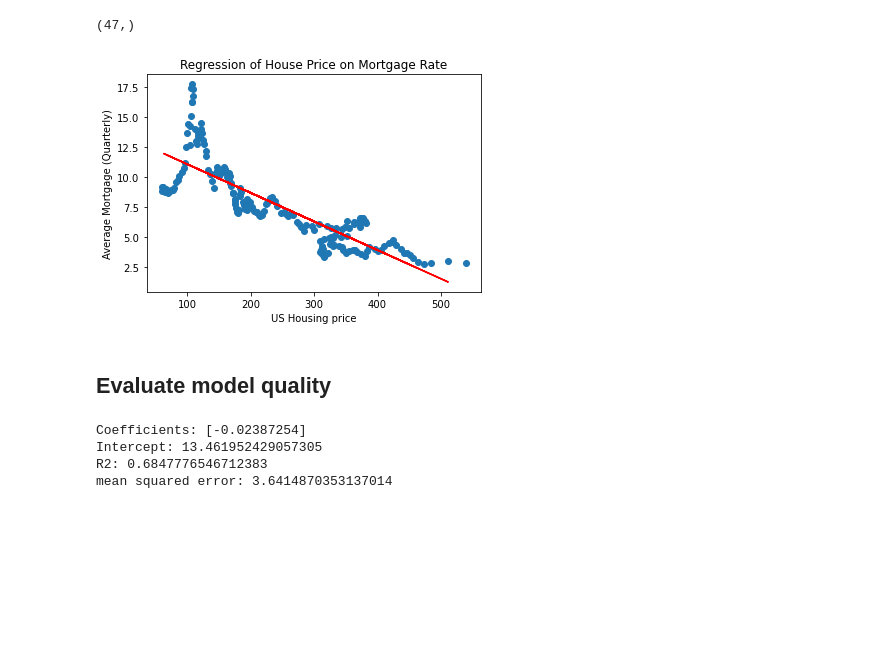
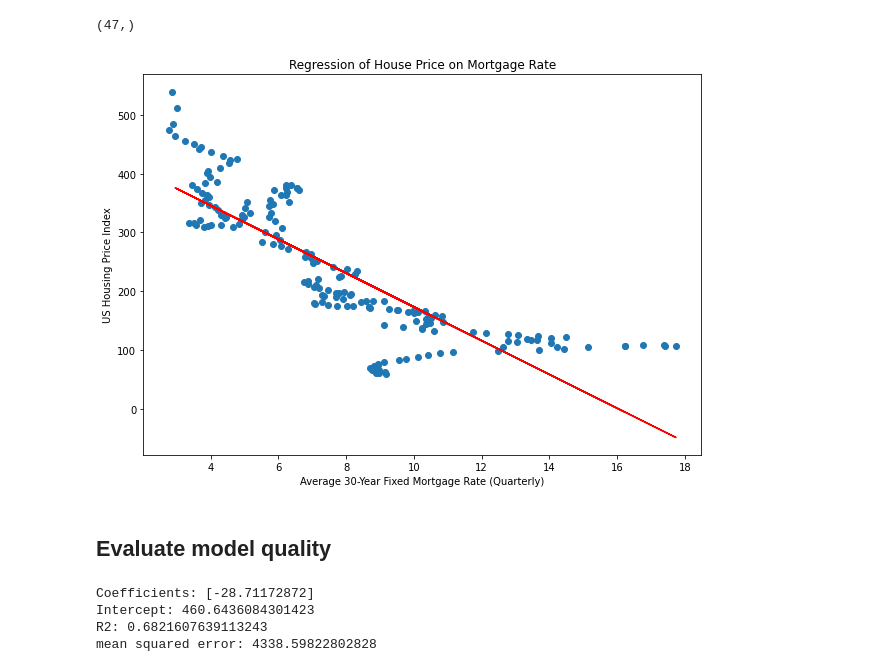
Before and after one commit to Bhargavi-ng/Migration_and_Housing, a Jupyter notebook: linear_regression_HPI_vs_30MORTGAGE.ipynb, the cells around one changed output. Cells and saved outputs as stored; diff of their text form; code cells hidden in the pictures; blank space fills up the shorter version.

Commit message:
1) Corrected Model 2 X and Y axis, 2) Updated images for regression and model quality; 3)

```diff
--- a/linear_regression_HPI_vs_30MORTGAGE.ipynb
+++ b/linear_regression_HPI_vs_30MORTGAGE.ipynb
@@ -27,7 +23,7 @@ from mitosheet import *; register_analysis('UUID-18eca8ca-9187-4f3d-ad57-c2234e5
 
 # import mortgage30US.csv
 import pandas as pd
-MORTGAGE30US_csv = pd.read_csv(r'C:\Users\shliu\Documents\Class\Migration_and_Housing\Resources\MORTGAGE30US.csv')
+MORTGAGE30US_csv = pd.read_csv(r'Resources\MORTGAGE30US.csv')
 
 # Changed DATE from object to datetime
 import pandas as pd
@@ -130,8 +115,5 @@ MitoWidget(analysis_data_json='{"analysisName": "UUID-08fb8b41-4130-46ac-b13d-30
 # %%
-from mitosheet import *; register_analysis('UUID-65783015-d2c4-405b-b95a-7ed7e820d53b')
-
-import pandas as pd
-USSTHPI_csv = pd.read_csv(r'C:\Users\shliu\Documents\Class\Migration_and_Housing\Resources\USSTHPI.csv')
+USSTHPI_csv = pd.read_csv(r'Resources\USSTHPI.csv')
 
 # Changed DATE from object to datetime
 import pandas as pd
@@ -251,8 +229,8 @@ See Full Dataframe in Mito
 ## Create linear regression model
 # %%
 # Set X to HPI Data, set Y to MORTGAGE data
-X = HPI_mortgage['USSTHPI'].values.reshape(-1, 1)
-y = HPI_mortgage['Avg_Q_Mortgage']
+X = HPI_mortgage['Avg_Q_Mortgage'].values.reshape(-1, 1)
+y = HPI_mortgage['USSTHPI']
 # %%
 X.shape
 # %% [output]
@@ -273,18 +251,19 @@ print(y_pred.shape)
 # %%
 # plot the linear regression model
 linear_regression = plt.scatter(X, y)
 plt.plot(X_test, y_pred, color='red')
 
 # Import the style from Matplotlib.
 from matplotlib import style
 
-plt.xlabel('US Housing price')
-plt.ylabel('Average Mortgage (Quarterly)')
+plt.xlabel('Average 30-Year Fixed Mortgage Rate (Quarterly)')
+plt.ylabel('US Housing Price Index')
 plt.title('Regression of House Price on Mortgage Rate')
+plt.gcf().set_size_inches(10, 7)
 plt.savefig('Images/linear_regression_HPI_vs_MORTGAGE.png')
 plt.show()
 # %% [output]
-[figure, old version]
+[figure, new version]
 # %% [markdown]
 ## Evaluate model quality
 # %%
@@ -294,7 +273,7 @@ print('Intercept:', model.intercept_)
 print('R2:', r2_score(y_test, y_pred))
 print('mean squared error:', mean_squared_error(y_test, y_pred))
 # %% [output]
-Coefficients: [-0.02387254]
-Intercept: 13.461952429057305
-R2: 0.6847776546712383
-mean squared error: 3.6414870353137014
+Coefficients: [-28.71172872]
+Intercept: 460.6436084301423
+R2: 0.6821607639113243
+mean squared error: 4338.59822802828
```
Also changed, not shown: parts of 6 cells of this notebook, 4 other files.
